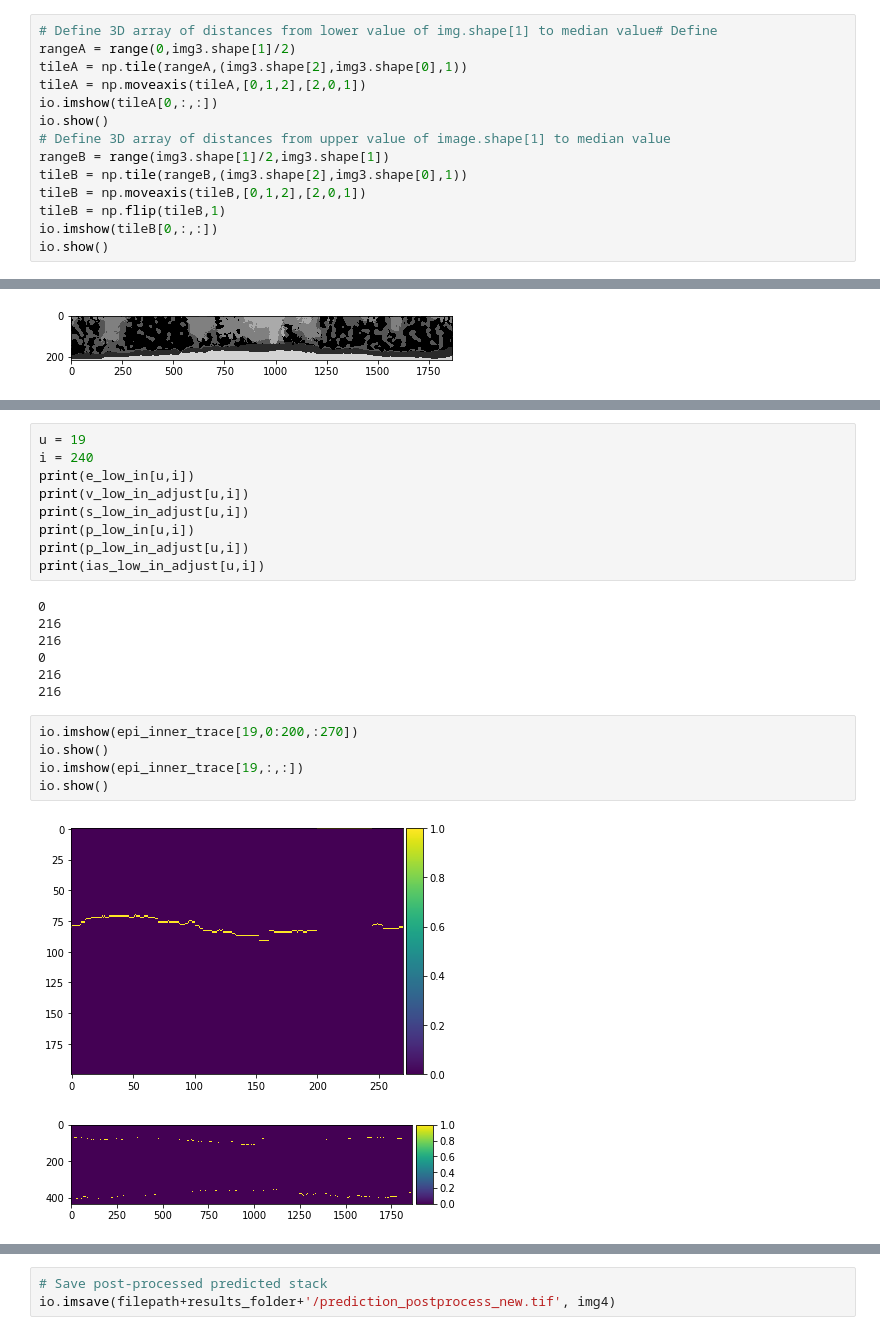
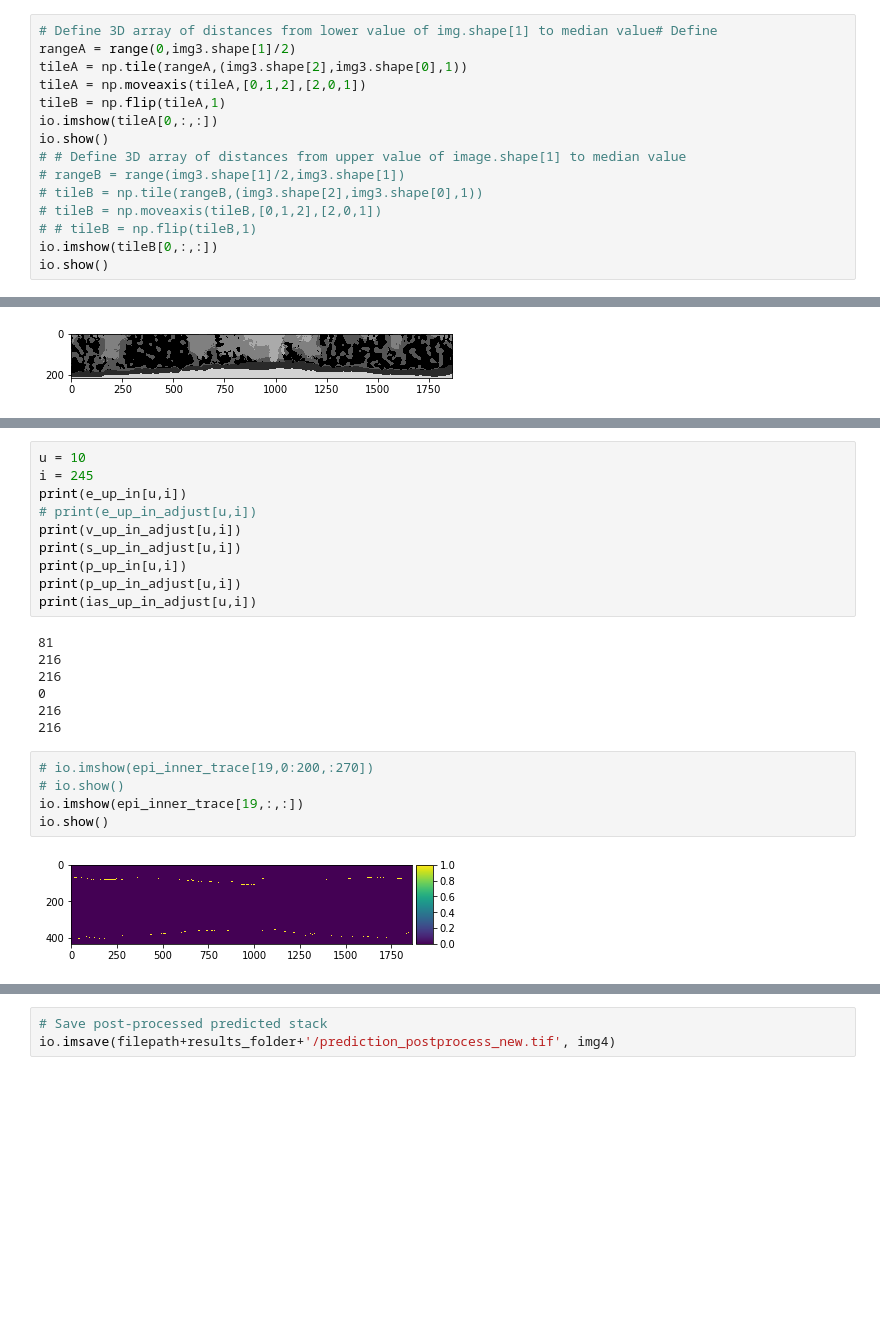
Before and after one commit to masonearles/3DLeafCT, a Jupyter notebook: ML_microCT/jupyter/3DLeafSeg_Postprocess.ipynb, the cells around one changed output, grey strips where cells are left out. Drawn from its saved outputs; the diff is of its cells as text; blank space fills up the shorter version.

```diff
--- a/ML_microCT/jupyter/3DLeafSeg_Postprocess.ipynb
+++ b/ML_microCT/jupyter/3DLeafSeg_Postprocess.ipynb
@@ -304,13 +284,14 @@ io.show()
 rangeA = range(0,img3.shape[1]/2)
 tileA = np.tile(rangeA,(img3.shape[2],img3.shape[0],1))
 tileA = np.moveaxis(tileA,[0,1,2],[2,0,1])
+tileB = np.flip(tileA,1)
 io.imshow(tileA[0,:,:])
 io.show()
-# Define 3D array of distances from upper value of image.shape[1] to median value
-rangeB = range(img3.shape[1]/2,img3.shape[1])
-tileB = np.tile(rangeB,(img3.shape[2],img3.shape[0],1))
-tileB = np.moveaxis(tileB,[0,1,2],[2,0,1])
-tileB = np.flip(tileB,1)
+# # Define 3D array of distances from upper value of image.shape[1] to median value
+# rangeB = range(img3.shape[1]/2,img3.shape[1])
+# tileB = np.tile(rangeB,(img3.shape[2],img3.shape[0],1))
+# tileB = np.moveaxis(tileB,[0,1,2],[2,0,1])
+# # tileB = np.flip(tileB,1)
 io.imshow(tileB[0,:,:])
 io.show()
 # %% [output]
@@ -407,29 +401,29 @@ for z in range(0,epi_up_in.shape[0]):
 #add lower and upper halves
 epi_inner_trace = np.add(epi_low_in,epi_up_in)
 # %%
-u = 19
-i = 240
-print(e_low_in[u,i])
-print(v_low_in_adjust[u,i])
-print(s_low_in_adjust[u,i])
-print(p_low_in[u,i])
-print(p_low_in_adjust[u,i])
-print(ias_low_in_adjust[u,i])
+u = 10
+i = 245
+print(e_up_in[u,i])
+# print(e_up_in_adjust[u,i])
+print(v_up_in_adjust[u,i])
+print(s_up_in_adjust[u,i])
+print(p_up_in[u,i])
+print(p_up_in_adjust[u,i])
+print(ias_up_in_adjust[u,i])
 # %% [output]
-0
+81
 216
 216
 0
 216
 216
 # %%
-io.imshow(epi_inner_trace[19,0:200,:270])
-io.show()
+# io.imshow(epi_inner_trace[19,0:200,:270])
+# io.show()
 io.imshow(epi_inner_trace[19,:,:])
 io.show()
 # %% [output]
-[figure, old version]
+[figure, new version]
-[figure, removed]
 # %%
 # Generate a binary stack with the pixels inside the inner epidermis trace set equal to 1
 epi_inner_up = np.zeros(img3conc1.shape, dtype=np.uint16)
```
Also changed, not shown: parts of 12 cells of this notebook, 1 other file.
